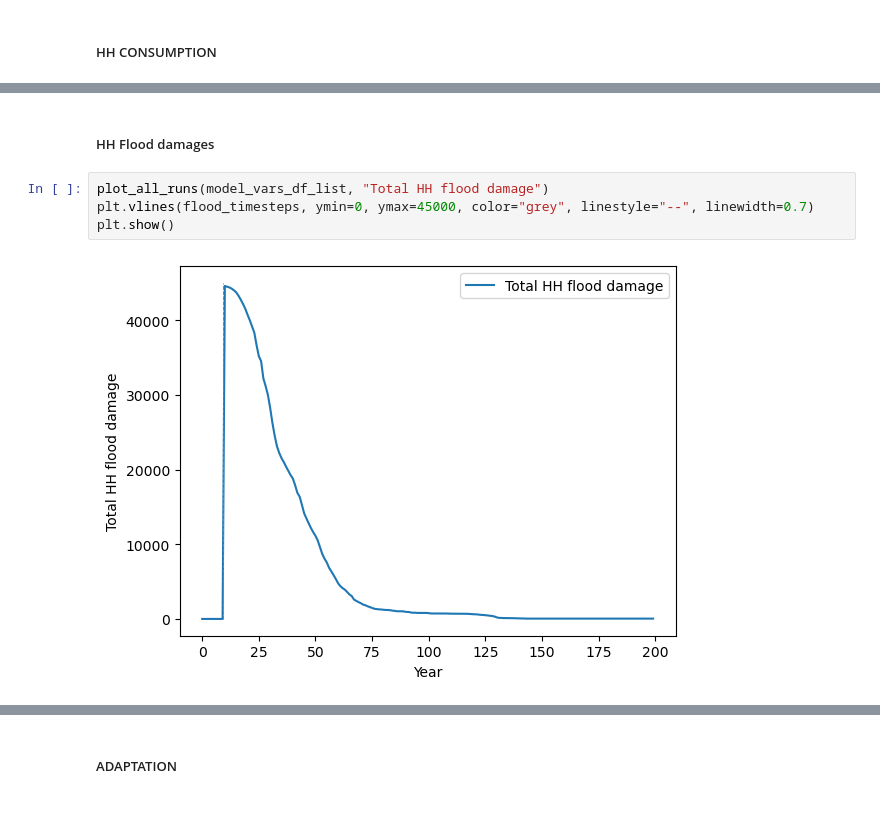
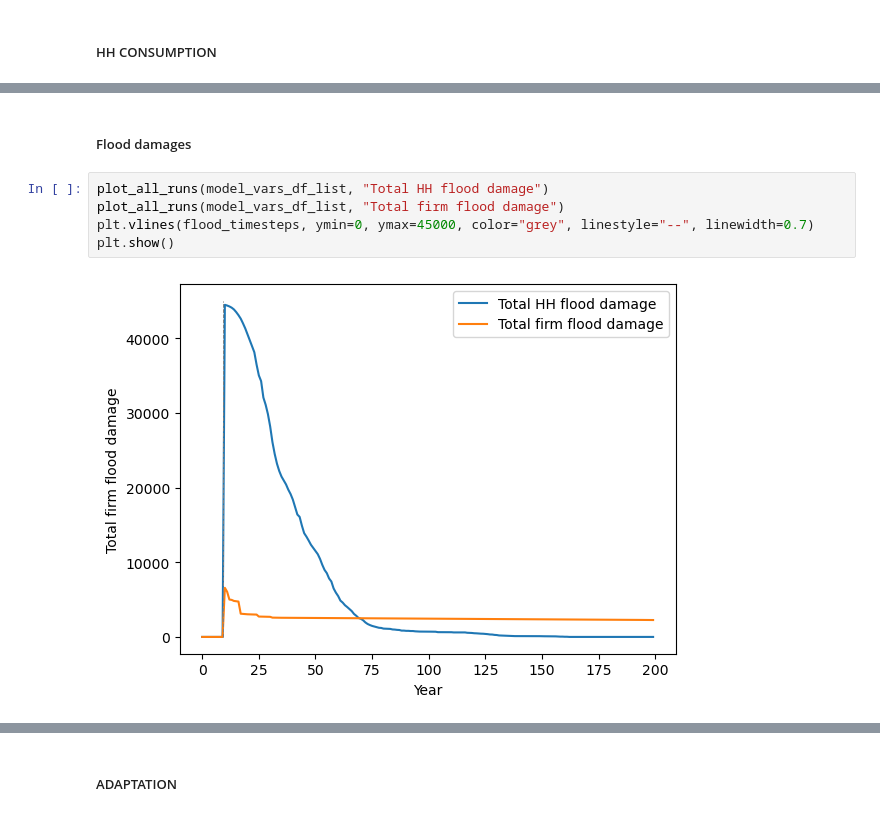
Before and after one commit to ghsher/CRAB_EM, a Jupyter notebook: Validation_checks.ipynb, the cells around one changed output, grey strips where cells are left out. Drawn from its saved outputs; the diff is of its cells as text.

```diff
--- a/Validation_checks.ipynb
+++ b/Validation_checks.ipynb
@@ -145,8 +145,9 @@ plt.show()
 # %% [markdown]
-##### HH Flood damages
+##### Flood damages
 # %%
 plot_all_runs(model_vars_df_list, "Total HH flood damage")
+plot_all_runs(model_vars_df_list, "Total firm flood damage")
 plt.vlines(flood_timesteps, ymin=0, ymax=45000, color="grey", linestyle="--", linewidth=0.7)
 plt.show()
 # %% [output]
-[figure, old version]
+[figure, new version]
```
Also changed, not shown: parts of 28 cells of this notebook, 2 other files.
